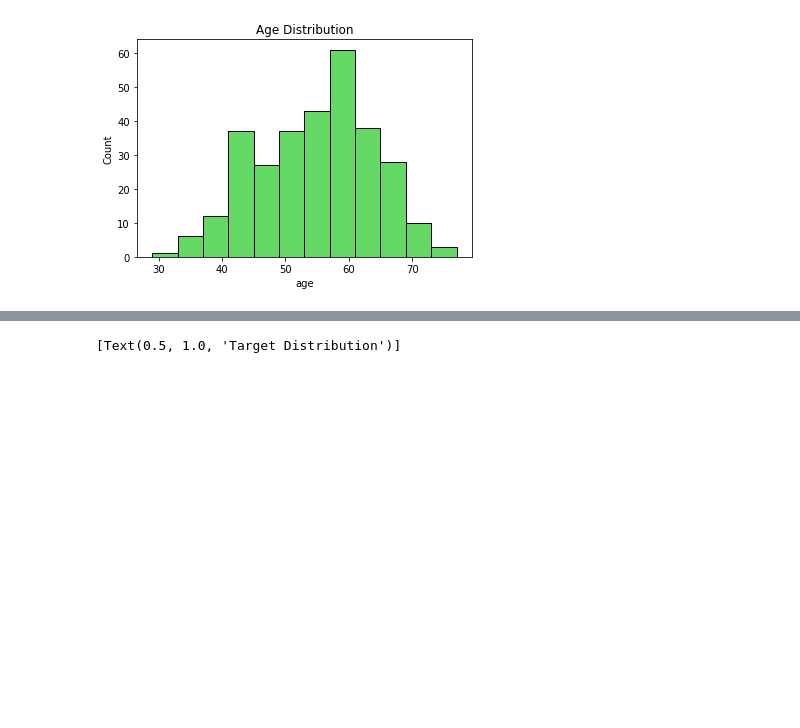
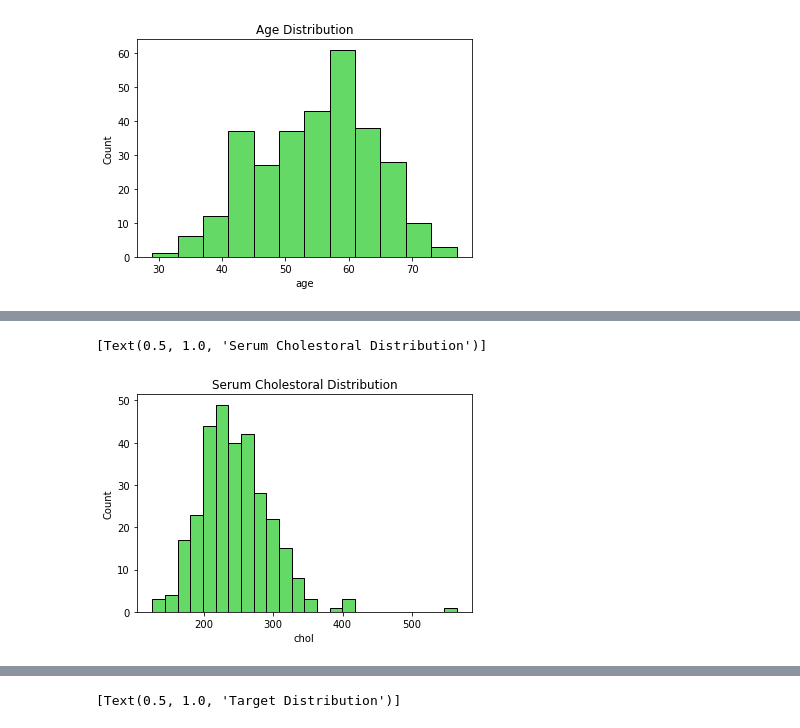
Before and after one commit to MeanGr33n/Kaggle_heart_dis_prediction, a Jupyter notebook: jupyter/Initial Notebook.ipynb, the cells around one changed output, grey strips where cells are left out. Cells and saved outputs as stored; diff of their text form; code cells hidden in the pictures; blank space fills up the shorter version.

```diff
--- a/jupyter/Initial Notebook.ipynb
+++ b/jupyter/Initial Notebook.ipynb
@@ -109,0 +127,5 @@ sb.barplot(x=target_counts.index, y=target_counts).set(title='Sex Distribution')
+# %%
+sb.histplot(heart_frame['chol'], color='limegreen').set(title='Serum Cholestoral Distribution')
+# %% [output]
+[Text(0.5, 1.0, 'Serum Cholestoral Distribution')]
+[figure, added]
```
Also changed, not shown: parts of 38 cells of this notebook.
